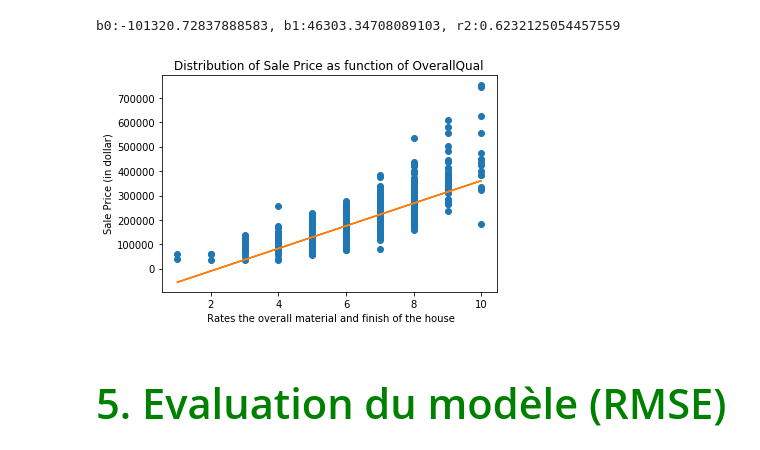
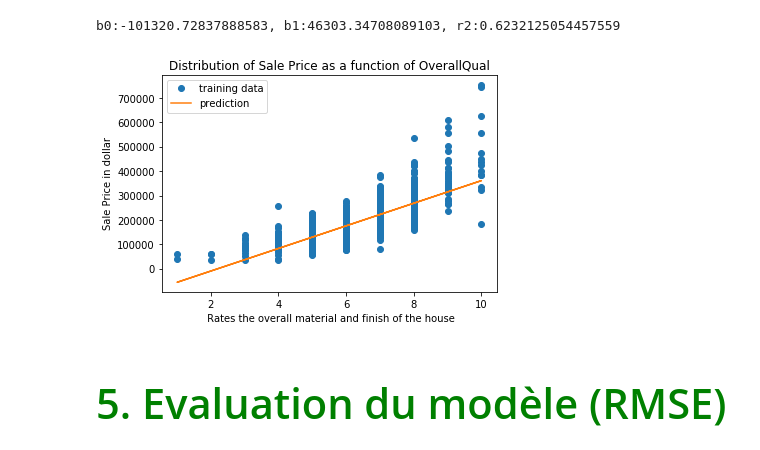
Before and after one commit to TitouanT/Master1, a Jupyter notebook: AAN/TP1/TP1.ipynb, the cells around one changed output. Drawn from its saved outputs; the diff is of its cells as text; code cells hidden in the pictures.

```diff
--- a/AAN/TP1/TP1.ipynb
+++ b/AAN/TP1/TP1.ipynb
@@ -134,7 +134,7 @@ strongestCorrelation
 ## <span style="color:brown; font-family:times; font-size:1.3em;">3.4 Plot SalePrice    </span>
 # %%
 # get the data description
-description = {}
+description = {"SalePrice":"Sale Price in dollar"}
 with open("data_description.txt") as f:
     for line in f:
         if ':' in line:
@@ -183,7 +183,7 @@ def coefDetermination_2(x, y, b0, b1):
     return sce/sct
 
 def regLin(x, y, modifInput = lambda x: x):
-#     x = [modifInput(xi) for xi in x]
+    x = [modifInput(xi) for xi in x]
     b0, b1 = betas(x, y)
     r2 = coefDetermination_2(x, y, b0, b1)
     def modele(x):
@@ -196,12 +196,29 @@ regLinSimple = regLin(houses_train[first], houses_train.SalePrice)
 print("b0:{}, b1:{}, r2:{}".format(*regLinSimple[1:]))
 # %% [output]
 b0:-101320.72837888583, b1:46303.34708089103, r2:0.6232125054457559
-# %%
-
-showCorrelationToSalePrice(houses_train[first], xlabel=description[first], funcof=first)
-_=plt.plot(houses_train[first], [regLinSimple[0](xi) for xi in houses_train[first]])
-# %% [output]
-[figure, removed]
+# %%
+def plot(dataX, dataY, modele, xlabel="not set", ylabel=description["SalePrice"], title="not set", legend=["training data", "prediction"]):
+
+    #     reality
+    plt.plot(dataX, dataY, 'o')
+    plt.title(title)
+    plt.xlabel(xlabel)
+    plt.ylabel(ylabel)
+    #     modele
+    plt.plot(dataX, [modele(xi) for xi in dataX])
+    plt.legend(legend)
+
+plot(
+    houses_train[first],
+    houses_train.SalePrice,
+    regLinSimple[0],
+    xlabel=description[first],
+    title="Distribution of Sale Price as a function of "+first
+)
+# showCorrelationToSalePrice(houses_train[first], xlabel=description[first], funcof=first)
+# plt.plot(houses_train[first], [regLinSimple[0](xi) for xi in houses_train[first]]);
+# %% [output]
+[figure, added]
 # %%
 # prédire les valeurs sur les données de Test
 def getPred(modele, x):
```
Also changed, not shown: parts of 7 cells of this notebook.
